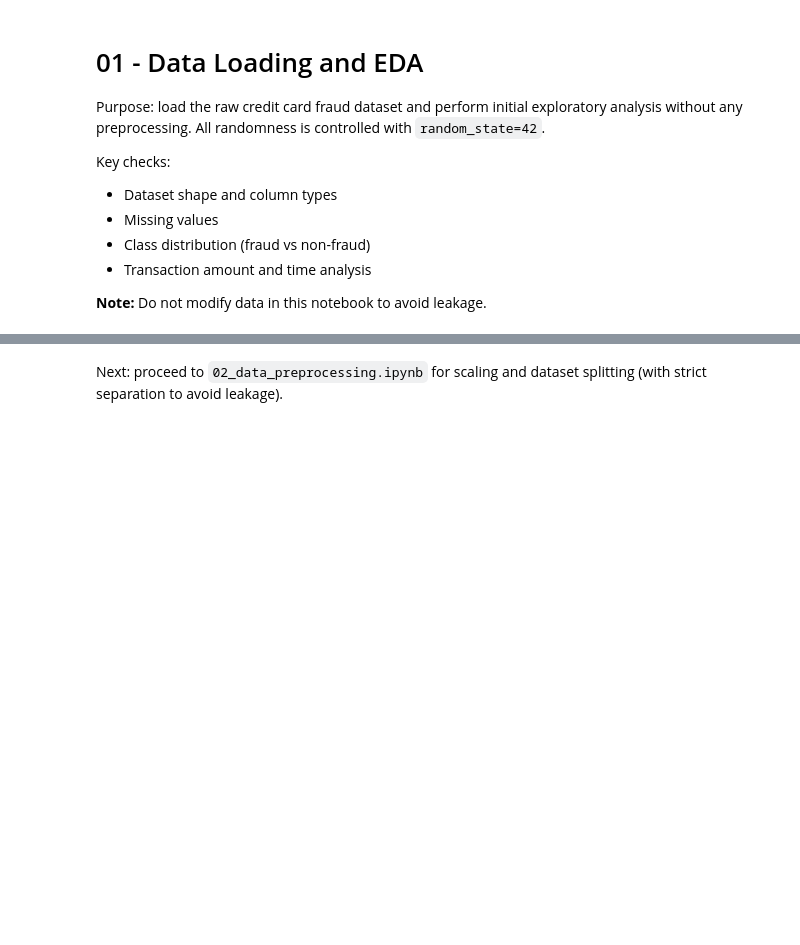
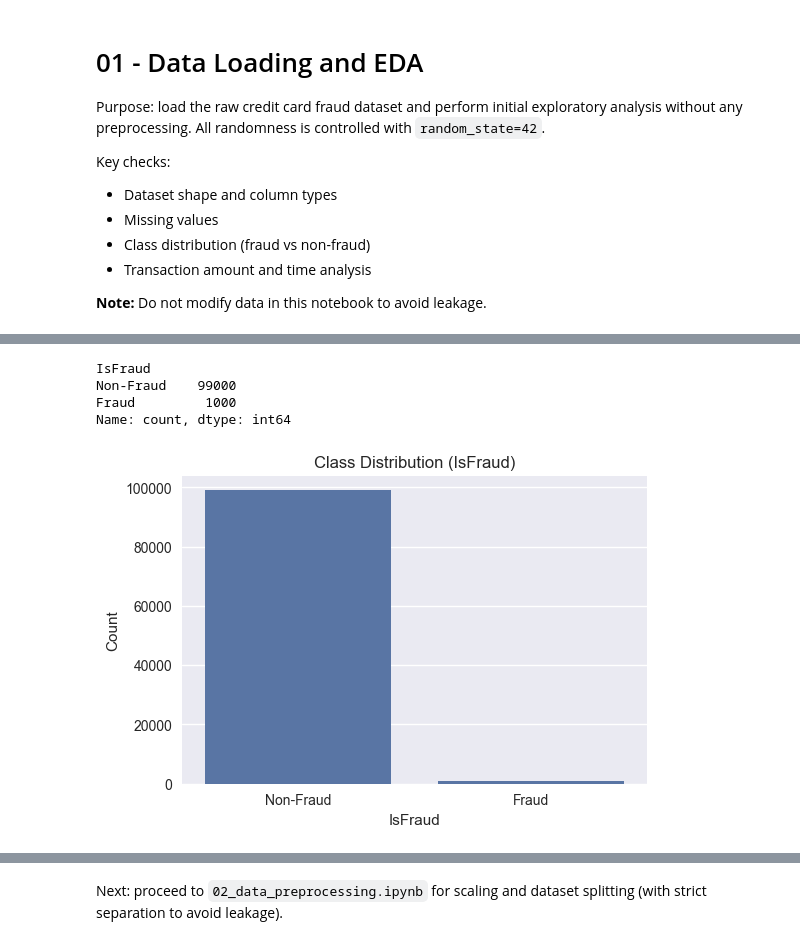
Before and after one commit to Dev666-vijay/FYP2025-Fraud-Detection, a Jupyter notebook: notebooks/01_data_loading_and_eda.ipynb, the cells around one changed output, grey strips where cells are left out. Saved outputs shown, nothing was run; the diff lists cells and outputs as text; code cells hidden in the pictures; blank space fills up the shorter version.

Commit message:
Dataset Preprocessing and Data Split

```diff
--- a/notebooks/01_data_loading_and_eda.ipynb
+++ b/notebooks/01_data_loading_and_eda.ipynb
@@ -18,7 +18,7 @@ from pathlib import Path
 
 plt.style.use('seaborn-v0_8')
 
-RAW_PATH = Path('data/raw/credit_card_fraud_dataset.csv')
+RAW_PATH = Path('../data/raw/credit_card_fraud_dataset.csv')
 assert RAW_PATH.exists(), f"Missing dataset at {RAW_PATH}"
 
 data = pd.read_csv(RAW_PATH)
@@ -32,14 +58,21 @@ data.isna().sum().sort_values(ascending=False)
 # %%
 # Class distribution
-class_counts = data['Class'].value_counts().rename(index={0: 'Non-Fraud', 1: 'Fraud'})
+class_counts = data['IsFraud'].value_counts().rename(index={0: 'Non-Fraud', 1: 'Fraud'})
 class_counts
+# %% [output]
+IsFraud
+Non-Fraud    99000
+Fraud         1000
+Name: count, dtype: int64
 # %%
 # Plot: Fraud vs Non-Fraud counts
 fig, ax = plt.subplots(figsize=(6,4))
 sns.barplot(x=class_counts.index, y=class_counts.values, ax=ax)
 ax.set_ylabel('Count')
-ax.set_title('Class Distribution')
+ax.set_title('Class Distribution (IsFraud)')
 plt.show()
+# %% [output]
+[figure, added]
 # %%
 # Transaction Amount distribution by class
 fig, ax = plt.subplots(figsize=(8,5))
```
Also changed, not shown: parts of 5 cells of this notebook, 5 other files.
